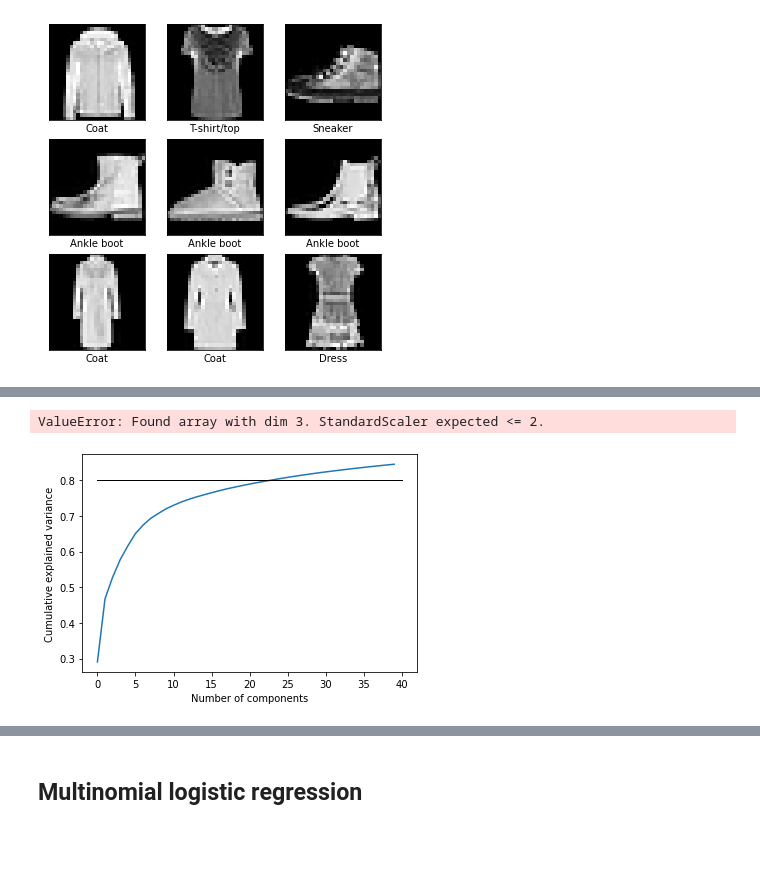
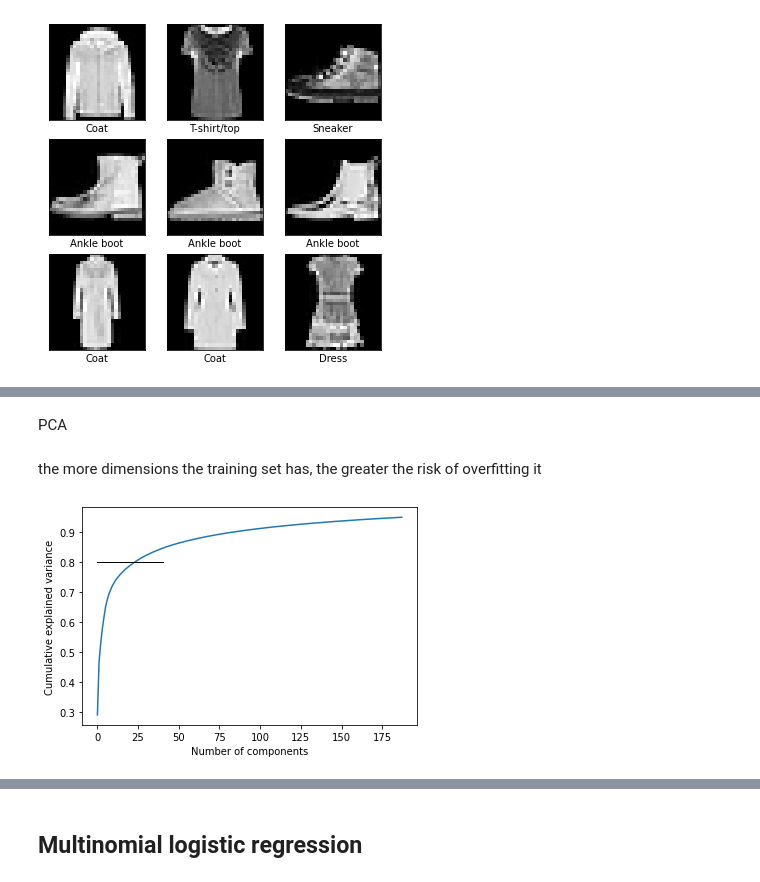
Before and after one commit to BabyBlue555/firstYear_semB_project, a Jupyter notebook: fashion_mnist.ipynb, the cells around one changed output, grey strips where cells are left out. Saved outputs shown, nothing was run; the diff lists cells and outputs as text; code cells hidden in the pictures; blank space fills up the shorter version.

```diff
--- a/fashion_mnist.ipynb
+++ b/fashion_mnist.ipynb
@@ -165,15 +154,18 @@ test_images_standardized = test_images.copy()
 # X_train_normalized = X_train.copy()
 # X_test_normalized = X_test.copy()
 # %%
-# Standardization:
-scaler_standard.fit(train_images_mod)
-train_images_standardized= scaler_standard.transform(train_images_standardized)
+# # Standardization:
+# scaler_standard.fit(train_images_mod)
+# train_images_standardized= scaler_standard.transform(train_images_standardized)
 
-# the scaling is with the the same fitted scaler (by the train data)
-#only transform on the test data
-test_images_standardized = scaler_standard.transform(test_images_standardized)
+# # the scaling is with the the same fitted scaler (by the train data)
+# #only transform on the test data
+# test_images_standardized = scaler_standard.transform(test_images_standardized)
-# %% [output]
-ValueError: Found array with dim 3. StandardScaler expected <= 2.
+# %% [markdown]
+PCA
+# %% [markdown]
+the more dimensions the training set has, the greater the risk of overfitting
+it
 # %%
 import matplotlib.pyplot as plt
 from sklearn.decomposition import PCA
@@ -180,13 +175,14 @@ from sklearn.decomposition import PCA
 # %%
-pca = PCA(n_components=40)
+#  we will set n_components to be a float between 0.0 and 1.0, indicating theratio of variance we wish to preserve
+pca = PCA(n_components=0.95)
 pca_fit = pca.fit_transform(train_images_mod)
 variances = pca.explained_variance_ratio_
 
 plt.xlabel('Number of components')
 plt.ylabel('Cumulative explained variance')
 plt.plot(np.cumsum(variances))
 plt.plot([0,40],[0.8,0.8],'k-',lw=1)
 plt.savefig('expained_variance.jpg')
 plt.show()
 # %% [output]
-[figure, old version]
+[figure, new version]
```
Also changed, not shown: parts of 22 cells of this notebook.
